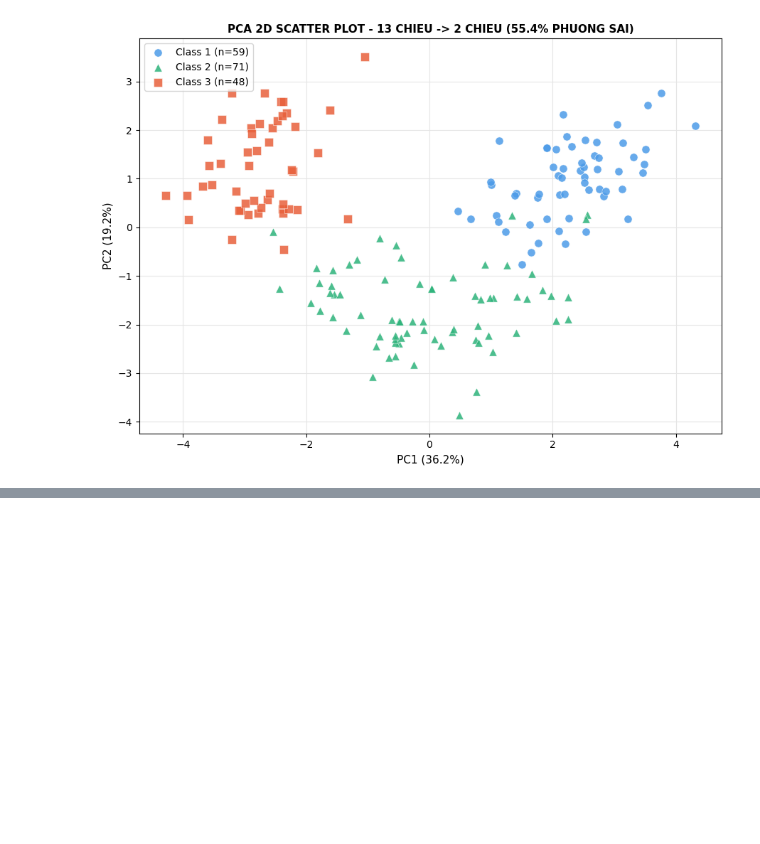
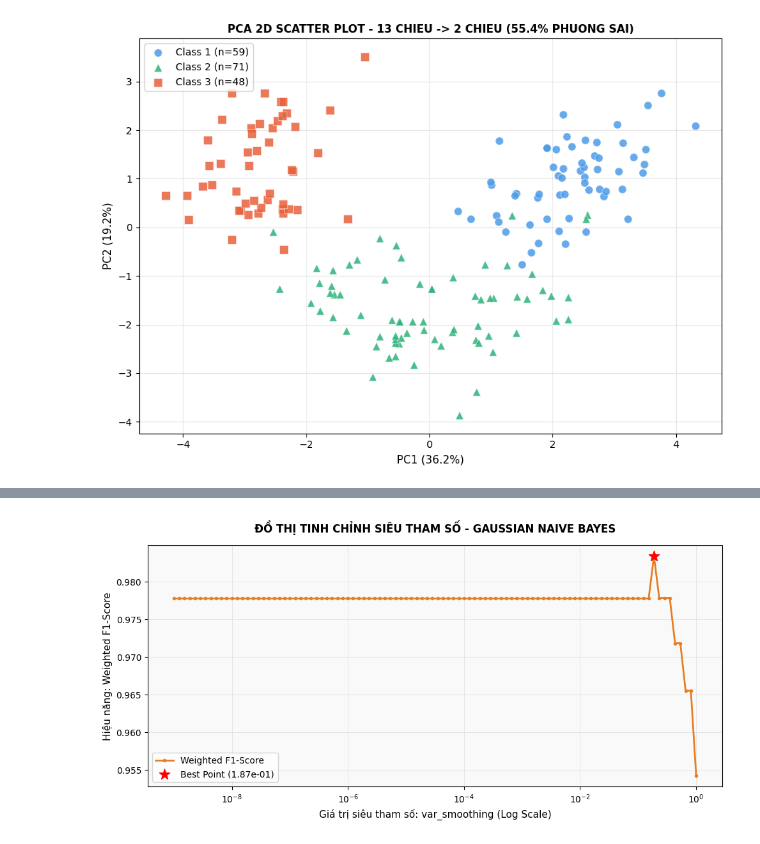
Before and after one commit to minhthu54/Wine-Classification-DataMining, a Jupyter notebook: wine_week1.ipynb, the cells around one changed output, grey strips where cells are left out. Saved outputs shown, nothing was run; the diff lists cells and outputs as text; code cells hidden in the pictures; blank space fills up the shorter version.

Commit message:
Add files via upload
Cap nhat tuan 2 mo hinh NAIVE BAYES va khung 10-Fold

```diff
--- a/wine_week1.ipynb
+++ b/wine_week1.ipynb
@@ -11,7 +11,7 @@ from sklearn.decomposition import PCA
 # %% [markdown]
 ## Bước 1: Đọc file và đặt tên cột
 # %%
-df = pd.read_excel('wine.data.xlsx', sheet_name='wine.data', header=0)
+df = pd.read_excel('Wine-Classification-DataMining/wine.data.xlsx', sheet_name='wine.data', header=0)
 col_names = [
     'Class','Alcohol','Malic_Acid','Ash','Alcalinity_of_Ash',
     'Magnesium','Total_Phenols','Flavanoids','Nonflavanoid_Phenols',
@@ -124,0 +132,15 @@ PC1: 36.2%  PC2: 19.2%  Tong: 55.4%
+# %%
+# KHUNG KIỂM ĐỊNH CHÉO DÙNG CHUNG CỦA TUẦN 2
+
+from sklearn.model_selection import StratifiedKFold
+from sklearn.metrics import make_scorer, f1_score
+
+print("--- ĐANG KHỞI TẠO BỘ KHUNG ĐÁNH GIÁ CHUNG ---")
+
+# Thống nhất khung kiểm định 10-Fold để tất cả các mô hình dùng chung
+cv_folds = StratifiedKFold(n_splits=10, shuffle=True, random_state=42)
+
+# Thống nhất độ đo Weighted F1-Score
+weighted_f1_scorer = make_scorer(f1_score, average='weighted')
+
+print("-> Đã khởi tạo thành công 'cv_folds' (10-Fold) và 'weighted_f1_scorer'.")
@@ -124,0 +154,65 @@ PC1: 36.2%  PC2: 19.2%  Tong: 55.4%
+# %%
+from sklearn.model_selection import GridSearchCV
+from sklearn.naive_bayes import GaussianNB
+import numpy as np
+import matplotlib.pyplot as plt
+
+print("--- TIẾN TRÌNH TỐI ƯU SIÊU THAM SỐ NAIVE BAYES ---\n")
+
+# 1. Kế thừa dữ liệu từ Thành viên 1
+X_input = X_scaled
+y_input = labels
+
+# 2. Khởi tạo mô hình và không gian lưới 100 bước
+nb_model = GaussianNB()
+param_grid_nb = {
+    'var_smoothing': np.logspace(0, -9, num=100)
+}
+
+# 3. Kích hoạt GridSearchCV (Tự động kế thừa biến 'cv_folds' và 'weighted_f1_scorer' ở ô trên)
+print("[Đang chạy] Quét 100 giá trị tham số trên 10-Fold CV...")
+grid_search_nb = GridSearchCV(
+    estimator=nb_model,
+    param_grid=param_grid_nb,
+    cv=cv_folds,
+    scoring=weighted_f1_scorer,
+    n_jobs=-1
+)
+grid_search_nb.fit(X_input, y_input)
+
+# 4. Trích xuất kết quả tối ưu
+best_nb_params = grid_search_nb.best_params_
+best_nb_f1 = grid_search_nb.best_score_
+
+print("-" * 55)
+print("KẾT QUẢ TỐI ƯU MÔ HÌNH NAIVE BAYES:")
+print(f"-> Tham số var_smoothing tốt nhất: {best_nb_params['var_smoothing']:.2e}")
+print(f"-> Weighted F1-Score cao nhất đạt được: {best_nb_f1:.4f}")
+print("-" * 55)
+
+# 5. Vẽ đồ thị Validation Curve
+cv_results = grid_search_nb.cv_results_
+param_values = param_grid_nb['var_smoothing']
+mean_scores = cv_results['mean_test_score']
+
+plt.figure(figsize=(10, 5), facecolor='white')
+ax = plt.axes()
+ax.set_facecolor('#f9f9f9')
+
+plt.plot(param_values, mean_scores, color='#e67e22', marker='o', markersize=3,
+         linestyle='-', linewidth=2, label='Weighted F1-Score')
+
+plt.scatter(best_nb_params['var_smoothing'], best_nb_f1, color='red', marker='*',
+            s=150, zorder=5, label=f"Best Point ({best_nb_params['var_smoothing']:.2e})")
+
+plt.xscale('log')
+plt.xlabel('Giá trị siêu tham số: var_smoothing (Log Scale)', fontsize=11)
+plt.ylabel('Hiệu năng: Weighted F1-Score', fontsize=11)
+plt.title('ĐỒ THỊ TINH CHỈNH SIÊU THAM SỐ - GAUSSIAN NAIVE BAYES', fontsize=12, fontweight='bold', pad=15)
+plt.grid(True, which="both", color='#e5e5e5', linewidth=0.7)
+plt.legend(frameon=True, loc='lower left', fontsize=10)
+
+plt.tight_layout()
+plt.savefig('naive_bayes_tuning.png', dpi=150)
+plt.show()
+# %% [output]
@@ -124,0 +227 @@ PC1: 36.2%  PC2: 19.2%  Tong: 55.4%
+[figure, added]
```
Also changed, not shown: parts of 5 cells of this notebook.
